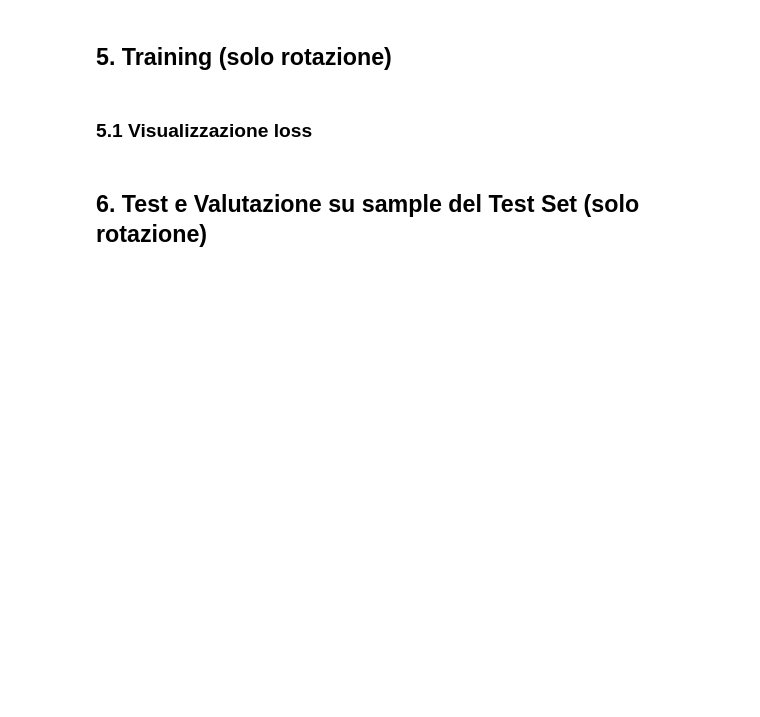
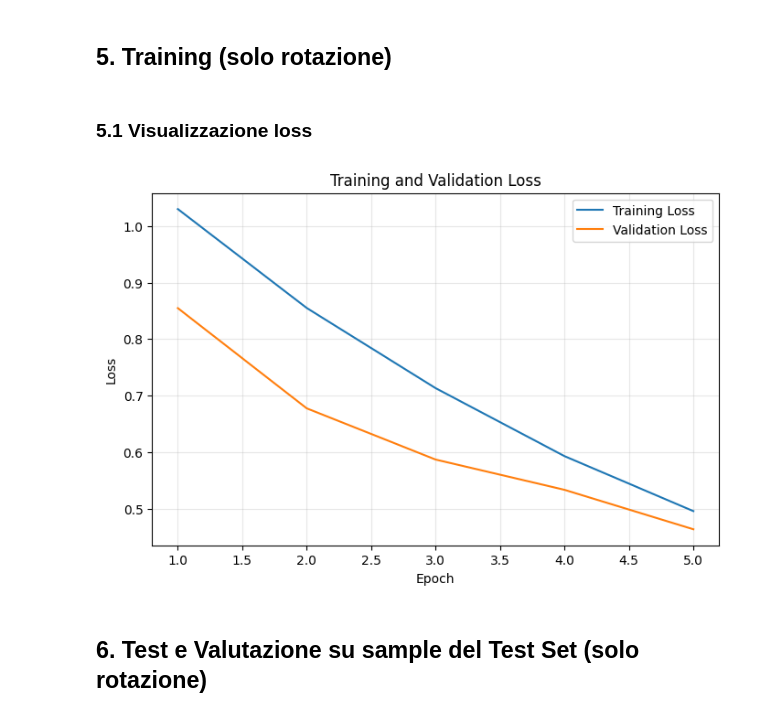
Before and after one commit to ghMellow/polito-aml-6D-pose-estimation, a Jupyter notebook: notebooks/finetuning_ResNet50_rotation_only.ipynb, the cells around one changed output. Drawn from its saved outputs; the diff is of its cells as text; code cells hidden in the pictures; blank space fills up the shorter version.

```diff
--- a/notebooks/finetuning_ResNet50_rotation_only.ipynb
+++ b/notebooks/finetuning_ResNet50_rotation_only.ipynb
@@ -148,8 +148,10 @@ print("✅ Training completato!")
 ### 5.1 Visualizzazione loss
 # %%
 # Plotta la curva di training loss dal CSV
-results_path = checkpoint_dir / 'results.csv'
-plot_training_validation_loss_from_csv(results_path)
+training_csv_path = checkpoint_dir / 'training_result.csv'
+plot_training_validation_loss_from_csv(training_csv_path)
+# %% [output]
+[figure, added]
 # %% [markdown]
 ## 6. Test e Valutazione su sample del Test Set (solo rotazione)
 # %% [markdown]
```
Also changed, not shown: parts of 9 cells of this notebook, 2 other files.
